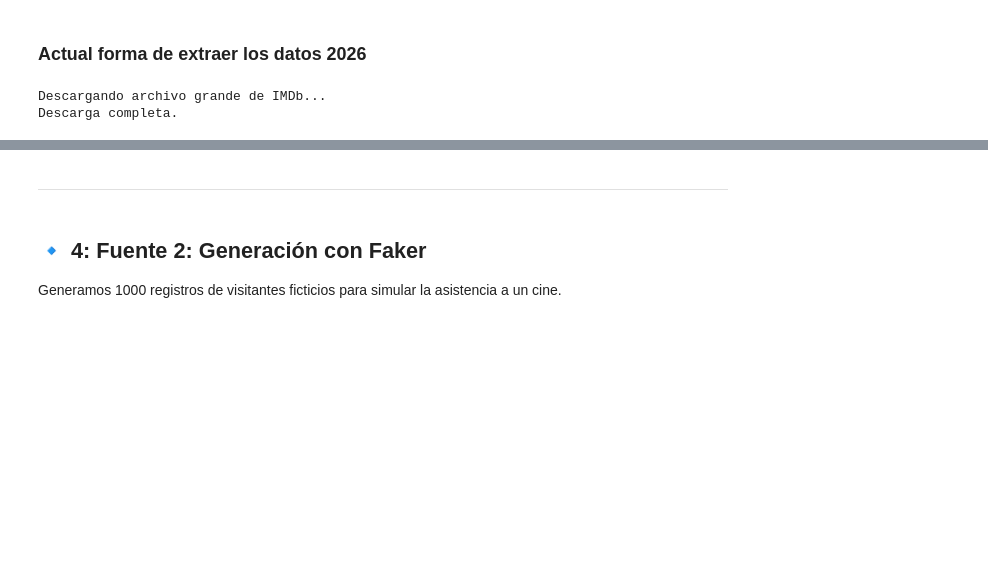
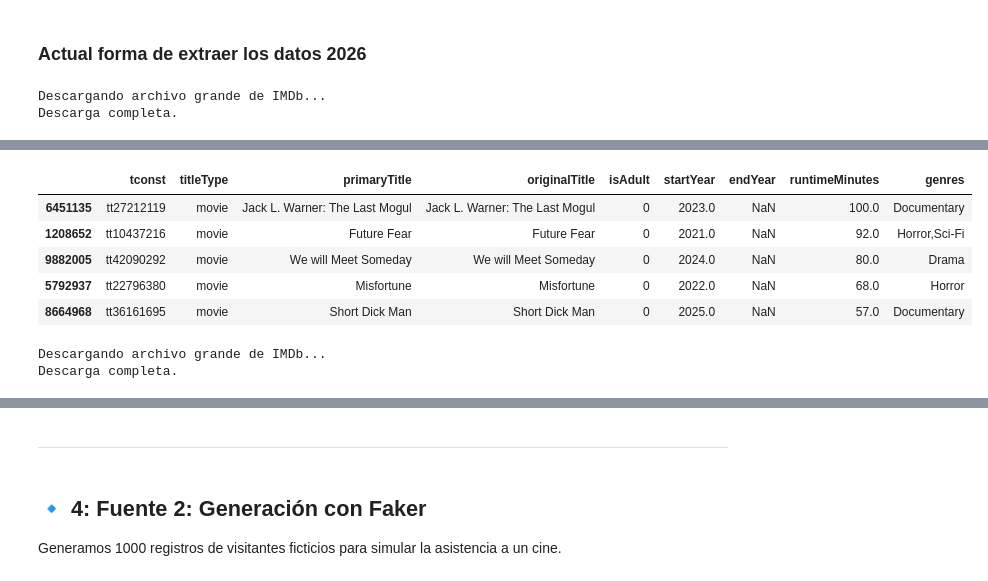
Before and after one commit to jorgeav527/py-fundamentals-ds, a Jupyter notebook: 00_Presentacion_09.ipynb, the cells around one changed output, grey strips where cells are left out. Cells and saved outputs as stored; diff of their text form; code cells hidden in the pictures; blank space fills up the shorter version.

```diff
--- a/00_Presentacion_09.ipynb
+++ b/00_Presentacion_09.ipynb
@@ -171,4 +163,0 @@ df_movies.sample(5)
-# %%
-# Filtrar SOLO películas
-df_movies = df_movies[df_movies['titleType'] == 'movie']
-df_movies.sample(5)
@@ -224,13 +163,0 @@ df_movies.sample(5)
-# %%
-# Seleccionar columnas importantes
-df_movies = df_movies[['primaryTitle', 'startYear', 'genres', 'averageRating', 'numVotes']].sample(1000)
-
-# Renombrar columnas
-df_movies.rename(columns={
-    'primaryTitle': 'Título',
-    'startYear': 'Año',
-    'genres': 'Género',
-    'averageRating': 'Rating (pro)',
-    'numVotes': 'Votos',
-}, inplace=True)
-df_movies.sample(5)
@@ -244,6 +163,0 @@ df_movies.sample(5)
-# %%
-import numpy as np
-
-df_movies['Género'] = df_movies['Género'].replace('\\N', np.nan)
-df_movies['Año'] = df_movies['Año'].replace('\\N', np.nan)
-df_movies.sample(5)
@@ -271,0 +183,12 @@ memory usage: 46.9+ KB
+# %%
+# 1. Columna isAdult
+df_movies['isAdult'] = pd.to_numeric(df_movies['isAdult'], errors='coerce')
+
+# 2. Columna startYear
+df_movies['startYear'] = pd.to_numeric(df_movies['startYear'], errors='coerce')
+
+# 3. Columna endYear
+df_movies['endYear'] = pd.to_numeric(df_movies['endYear'], errors='coerce')
+
+# 4. Columna runtimeMinutes
+df_movies['runtimeMinutes'] = pd.to_numeric(df_movies['runtimeMinutes'], errors='coerce')
@@ -271,0 +204,28 @@ memory usage: 46.9+ KB
+# %%
+# Filtrar SOLO películas
+df_movies = df_movies[(df_movies['titleType'] == 'movie') & (df_movies['startYear'] >= 2020)]
+df_movies.sample(5)
+# %% [output]
+|  | tconst | titleType | primaryTitle | originalTitle | isAdult | startYear | endYear | runtimeMinutes | genres |
+| 6451135 | tt27212119 | movie | Jack L. Warner: The Last Mogul | Jack L. Warner: The Last Mogul | 0 | 2023.0 | NaN | 100.0 | Documentary |
+| 1208652 | tt10437216 | movie | Future Fear | Future Fear | 0 | 2021.0 | NaN | 92.0 | Horror,Sci-Fi |
+| 9882005 | tt42090292 | movie | We will Meet Someday | We will Meet Someday | 0 | 2024.0 | NaN | 80.0 | Drama |
+| 5792937 | tt22796380 | movie | Misfortune | Misfortune | 0 | 2022.0 | NaN | 68.0 | Horror |
+| 8664968 | tt36161695 | movie | Short Dick Man | Short Dick Man | 0 | 2025.0 | NaN | 57.0 | Documentary |
+# %%
+# Descargar ratings de IMDb
+
+# 1. EXTRACCIÓN
+url_ratings = "https://datasets.imdbws.com/title.ratings.tsv.gz"
+
+print("Descargando archivo grande de IMDb...")
+
+r = requests.get(url_ratings, stream=True)
+with open("DataRaw/title.ratings.tsv.gz", "wb") as f:
+    for chunk in r.iter_content(1024 * 1024):
+        f.write(chunk)
+
+print("Descarga completa.")
+# %% [output]
+Descargando archivo grande de IMDb...
+Descarga completa.
```
Also changed, not shown: parts of 38 cells of this notebook, 23 other files.
